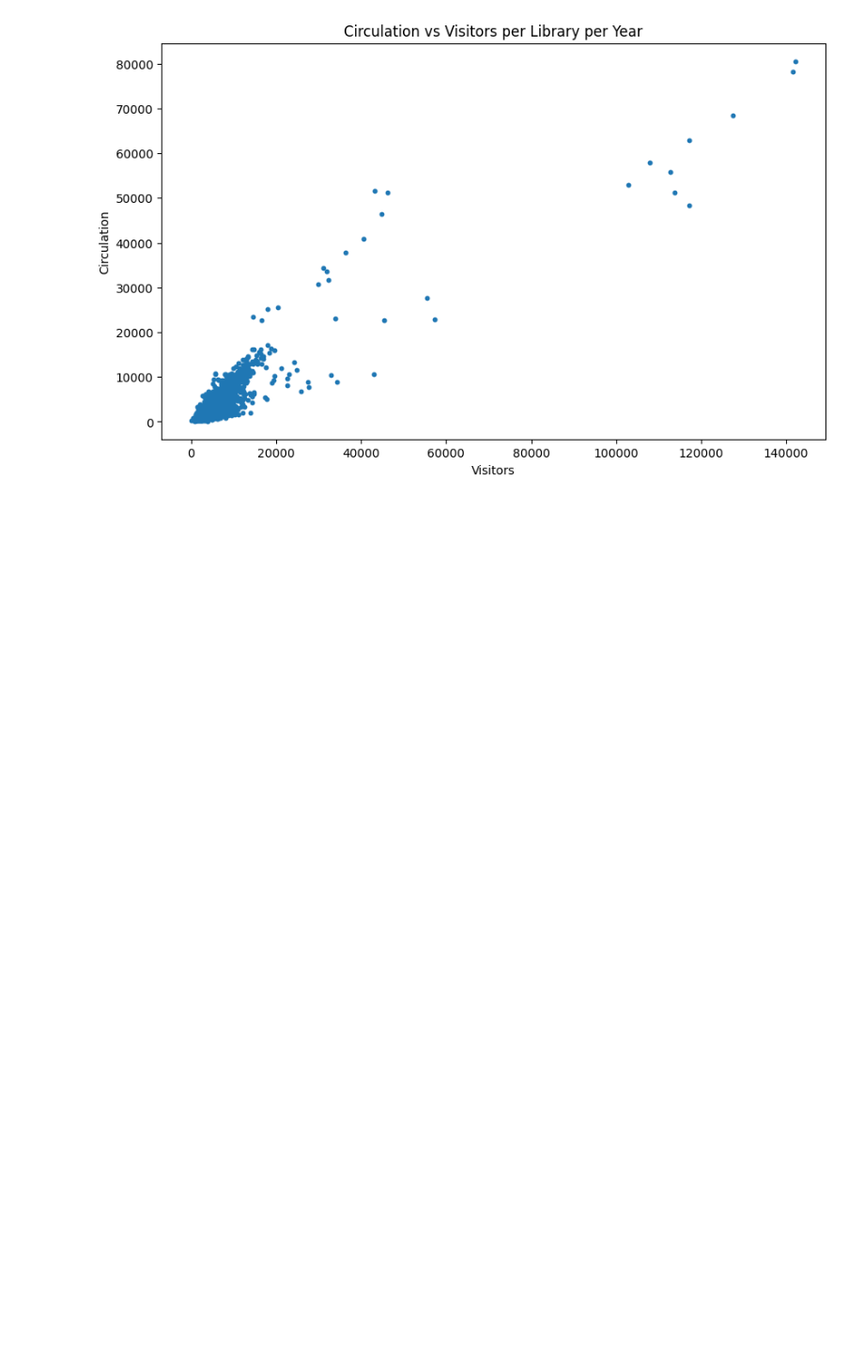
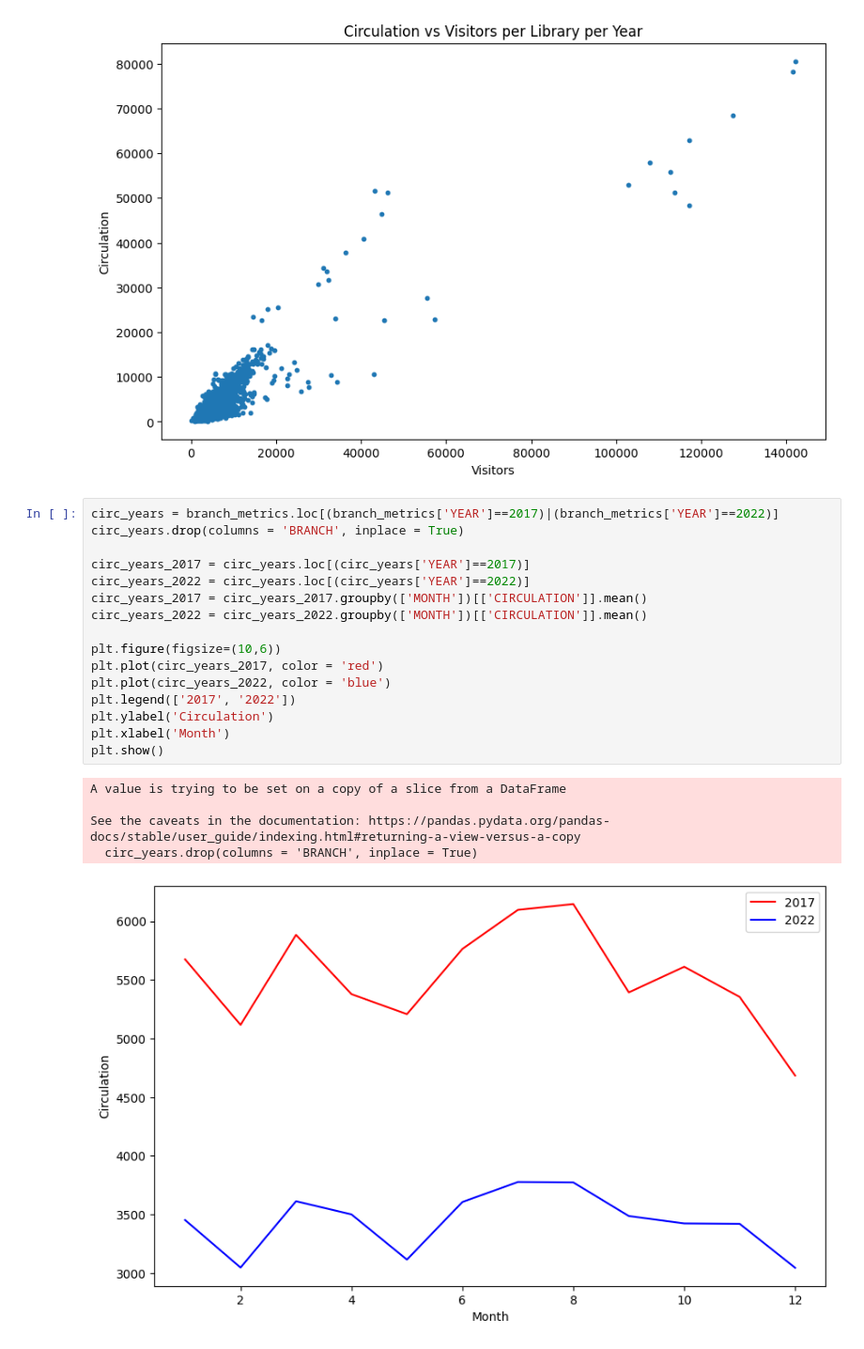
Before and after one commit to uchicago-dsi/cpl_project, a Jupyter notebook: can-summer-2023/basic circulation visuals.ipynb, the cells around one changed output. Shown at 94% size. Cells and saved outputs as stored; diff of their text form; blank space fills up the shorter version.

```diff
--- a/can-summer-2023/basic circulation visuals.ipynb
+++ b/can-summer-2023/basic circulation visuals.ipynb
@@ -85,3 +86,25 @@ plt.ylabel('Circulation')
 plt.show()
 # %% [output]
 [figure]
+# %%
+circ_years = branch_metrics.loc[(branch_metrics['YEAR']==2017)|(branch_metrics['YEAR']==2022)]
+circ_years.drop(columns = 'BRANCH', inplace = True)
+
+circ_years_2017 = circ_years.loc[(circ_years['YEAR']==2017)]
+circ_years_2022 = circ_years.loc[(circ_years['YEAR']==2022)]
+circ_years_2017 = circ_years_2017.groupby(['MONTH'])[['CIRCULATION']].mean()
+circ_years_2022 = circ_years_2022.groupby(['MONTH'])[['CIRCULATION']].mean()
+
+plt.figure(figsize=(10,6))
+plt.plot(circ_years_2017, color = 'red')
+plt.plot(circ_years_2022, color = 'blue')
+plt.legend(['2017', '2022'])
+plt.ylabel('Circulation')
+plt.xlabel('Month')
+plt.show()
+# %% [output]
+A value is trying to be set on a copy of a slice from a DataFrame
+
+See the caveats in the documentation: https://pandas.pydata.org/pandas-docs/stable/user_guide/indexing.html#returning-a-view-versus-a-copy
+  circ_years.drop(columns = 'BRANCH', inplace = True)
+[figure, added]
```
Also changed, not shown: parts of 2 cells of this notebook.
